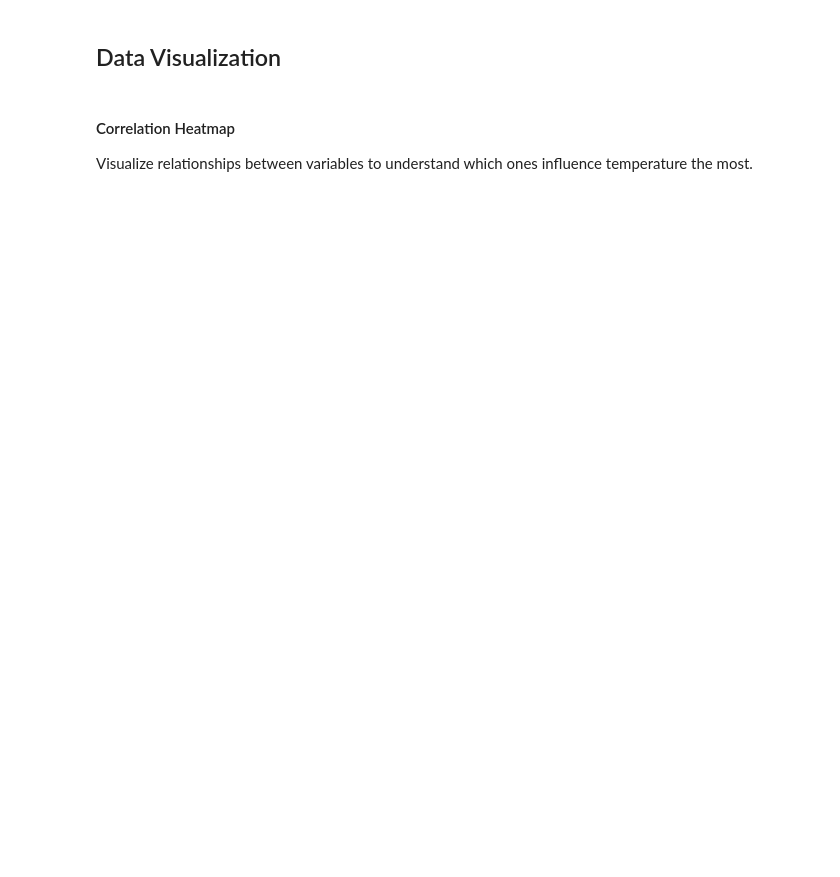
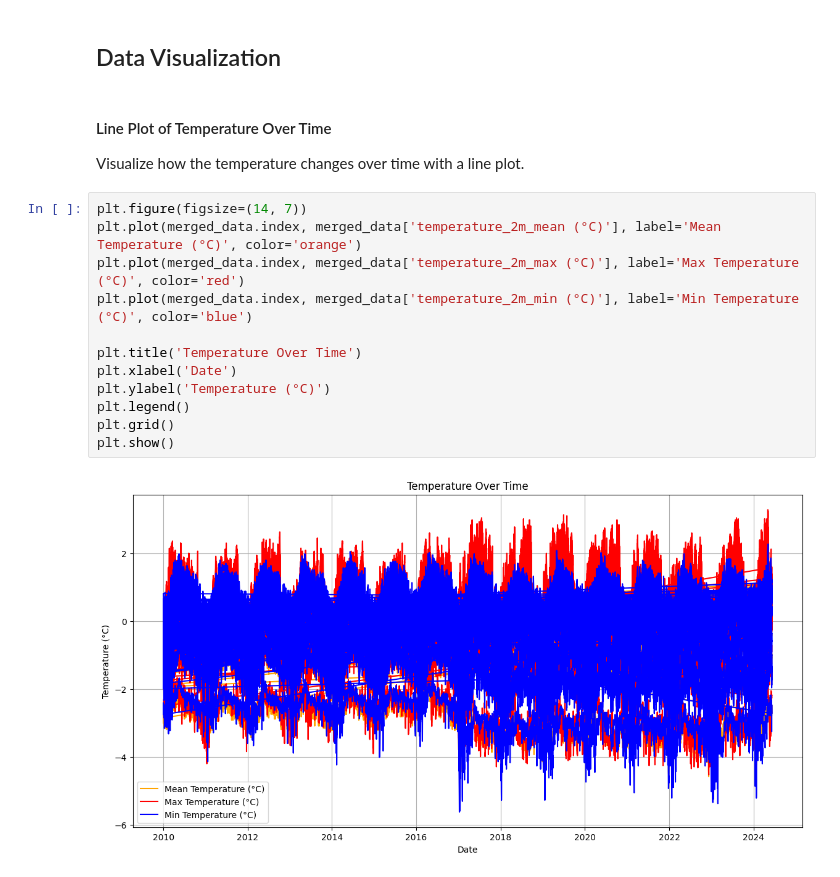
Before and after one commit to IT21271182/Deep-Learning-Project, a Jupyter notebook: IT21271182.ipynb, the cells around one changed output. Drawn from its saved outputs; the diff is of its cells as text; blank space fills up the shorter version.

```diff
--- a/IT21271182.ipynb
+++ b/IT21271182.ipynb
@@ -139,5 +168,19 @@ max                    530.0
 # %% [markdown]
 ## Data Visualization
-# %% [markdown]
-#### Correlation Heatmap
-Visualize relationships between variables to understand which ones influence temperature the most.
+# %% [markdown]
+#### Line Plot of Temperature Over Time
+Visualize how the temperature changes over time with a line plot.
+# %%
+plt.figure(figsize=(14, 7))
+plt.plot(merged_data.index, merged_data['temperature_2m_mean (°C)'], label='Mean Temperature (°C)', color='orange')
+plt.plot(merged_data.index, merged_data['temperature_2m_max (°C)'], label='Max Temperature (°C)', color='red')
+plt.plot(merged_data.index, merged_data['temperature_2m_min (°C)'], label='Min Temperature (°C)', color='blue')
+
+plt.title('Temperature Over Time')
+plt.xlabel('Date')
+plt.ylabel('Temperature (°C)')
+plt.legend()
+plt.grid()
+plt.show()
+# %% [output]
+[figure, added]
```
Also changed, not shown: parts of 27 cells of this notebook.
